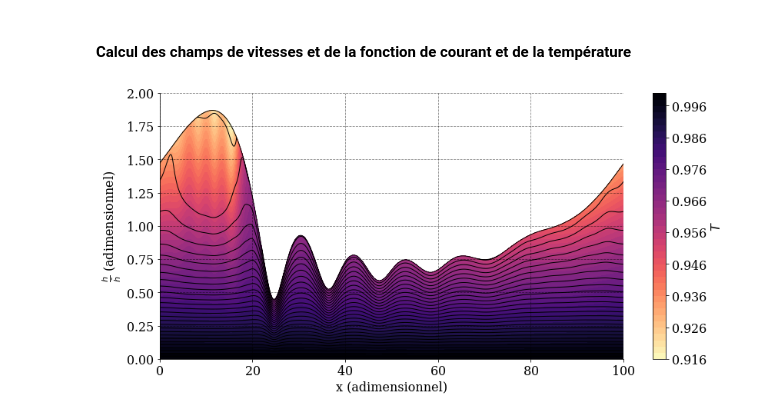
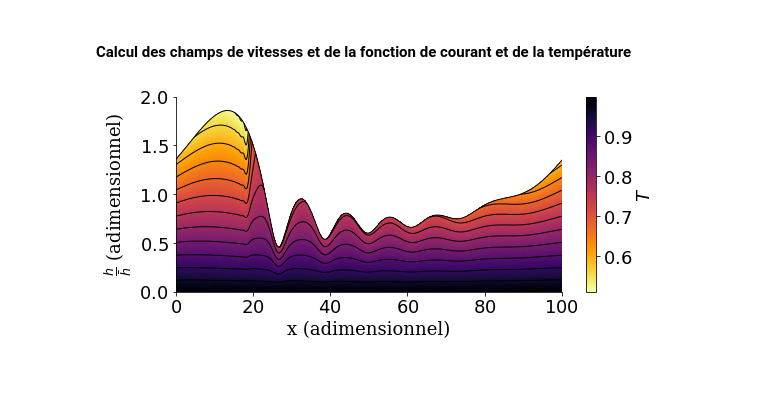
Before and after one commit to celliern/arc_2017, a Jupyter notebook: contenu_additionnel.ipynb, the cells around one changed output. Cells and saved outputs as stored; diff of their text form; code cells hidden in the pictures; blank space fills up the shorter version.

```diff
--- a/contenu_additionnel.ipynb
+++ b/contenu_additionnel.ipynb
@@ -99,7 +100,7 @@ pl.show()
 #### Calcul de la vitesse de propagation de l'onde
 # %%
 dt = np.median(np.gradient(persist.t))
-celerities = np.gradient(persist.x[np.argmax(persist.h[50:], axis=1)]) / dt
+celerities = np.gradient(persist.x[np.argmax(persist.h[persist.t > 400], axis=1)]) / dt
 # On élimine les valeurs aberantes, quand la vague passe d'un côté à l'autre du domaine
 celerities = celerities[celerities > 0]
 c = np.median(celerities)
@@ -166,15 +167,16 @@ with pl.rc_context(rc={'text.fontsize': 16}):
 # %%
 pl.figure(figsize=(33 / 4, 4))
 with pl.rc_context(rc={'text.fontsize': 18}):
-    pl.tricontour(triangles, np.abs(stream.flatten()), 10,
+    pl.tricontour(triangles, np.abs(stream.flatten()), 20,
                   colors='black', linestyles='-')
-    pl.tricontourf(triangles, np.sqrt(u**2 + v**2).flatten(), 50,
-                   cmap='magma_r')
+    # pl.tripcolor(triangles, np.sqrt(u**2 + v**2).flatten(), cmap='viridis_r')
     pl.plot(persist.x, persist.h[-1], color='black')
-    pl.xlabel('x (adimensionnel)')
+    pl.xlabel('x (cm)')
     pl.ylabel(r"$\frac{h}{\bar{h}}$ (adimensionnel)")
     pl.xlim(persist.x.min(), persist.x.max())
     pl.ylim(0, 2)
+    locs, labels = pl.xticks()
+
     cbar = pl.colorbar()
     cbar.set_label(r'$\sqrt{V_{\vec{x}}^2 + V_{\vec{y}}^2}$')
     pl.savefig('figures/01-established_wave_streamlines.pdf')
@@ -269,7 +278,7 @@ init_fields = thermal_model.fields_template(x=x, h=h, q=q,
 parameters = materials.water()
 parameters['Re'] = 20
 parameters['Ct'] = 0
-parameters['Bi'] = .01
+parameters['Bi'] = .1
 parameters['periodic'] = True
 
 pl.plot(x, h)
@@ -288,8 +297,8 @@ pl.show()
 t = 0
 fields = init_fields
 
-simul = tf.Simulation(thermal_model, t, fields, parameters, dt=5, tol=5E-1,
-                      tmax=1000)
+simul = tf.Simulation(thermal_model, t, fields, parameters, dt=1, tol=1E-1,
+                      tmax=600)
 
 simul.add_display(tf.displays.bokeh_fields_update, ['h', 'theta'],
                   fig_kwargs={"h":
@@ -371,19 +382,18 @@ stream = cumtrapz(y=u, x=yy,
                   axis=1, initial=0)
 T = temperature(q, h, theta, phi, persist['B'], yyb)
 # %%
-pl.figure(figsize=(12, 6))
-with pl.rc_context(rc={'text.fontsize': 16}):
-    pl.tricontour(triangles, np.abs(stream.flatten()), 30,
-                  colors='black', linestyles='-')
-    pl.tricontourf(triangles, T.flatten(), 50, cmap='magma_r')
+pl.figure(figsize=(33 / 4, 4))
+with pl.rc_context(rc={'text.fontsize': 18}):
+    pl.tricontour(triangles, T.flatten(), 15, colors='black')
+    pl.tripcolor(triangles, T.flatten(), cmap='inferno_r')
     pl.plot(fields.x, fields.h, color='black')
     pl.xlim(fields.x.min(), fields.x.max())
     pl.ylim(0, 2)
     pl.xlabel('x (adimensionnel)')
     pl.ylabel(r"$\frac{h}{\bar{h}}$ (adimensionnel)")
     cbar = pl.colorbar()
     cbar.set_label(r'$T$')
-    # pl.savefig('figures/01-established_wave_Vy.pdf')
+    pl.savefig('figures/01-established_wave_T.pdf')
     pl.show()
 # %% [output]
-[figure, old version]
+[figure, new version]
```
Also changed, not shown: parts of 37 cells of this notebook, 28 other files.
